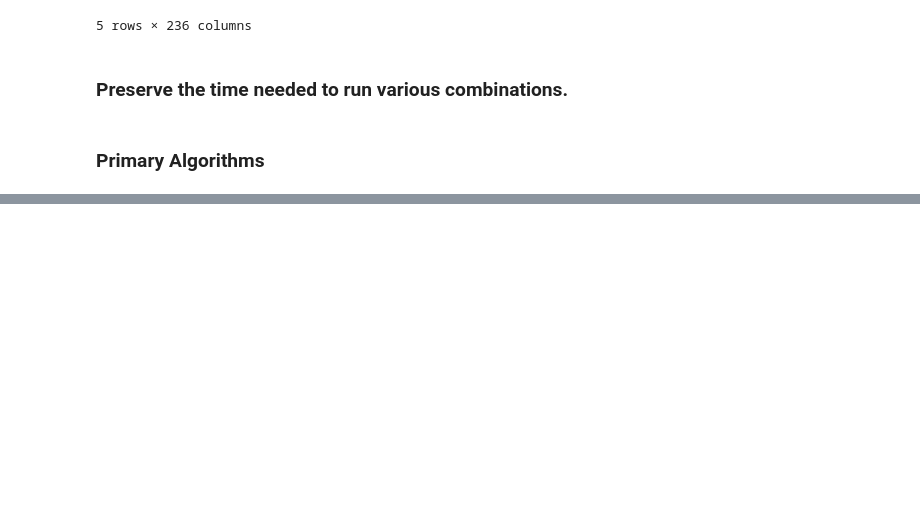
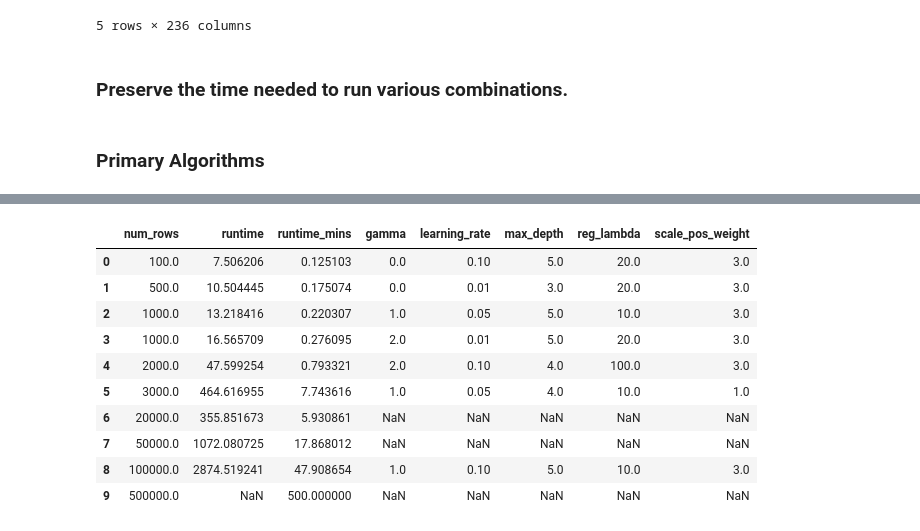
Before and after one commit to jedc4xer/model_assessment, a Jupyter notebook: xgb_improved.ipynb, the cells around one changed output, grey strips where cells are left out. Cells and saved outputs as stored; diff of their text form; code cells hidden in the pictures; blank space fills up the shorter version.

```diff
--- a/xgb_improved.ipynb
+++ b/xgb_improved.ipynb
@@ -392,5 +411,18 @@ Fitting 3 folds for each of 1080 candidates, totalling 3240 fits
 # %%
-#elapsed_df = pd.read_csv('data_')
+elapsed_df = pd.read_csv('data_output/tuning_results.csv')
+elapsed_df
+# %% [output]
+|  | num_rows | runtime | runtime_mins | gamma | learning_rate | max_depth | reg_lambda | scale_pos_weight |
+| 0 | 100.0 | 7.506206 | 0.125103 | 0.0 | 0.10 | 5.0 | 20.0 | 3.0 |
+| 1 | 500.0 | 10.504445 | 0.175074 | 0.0 | 0.01 | 3.0 | 20.0 | 3.0 |
+| 2 | 1000.0 | 13.218416 | 0.220307 | 1.0 | 0.05 | 5.0 | 10.0 | 3.0 |
+| 3 | 1000.0 | 16.565709 | 0.276095 | 2.0 | 0.01 | 5.0 | 20.0 | 3.0 |
+| 4 | 2000.0 | 47.599254 | 0.793321 | 2.0 | 0.10 | 4.0 | 100.0 | 3.0 |
+| 5 | 3000.0 | 464.616955 | 7.743616 | 1.0 | 0.05 | 4.0 | 10.0 | 1.0 |
+| 6 | 20000.0 | 355.851673 | 5.930861 | NaN | NaN | NaN | NaN | NaN |
+| 7 | 50000.0 | 1072.080725 | 17.868012 | NaN | NaN | NaN | NaN | NaN |
+| 8 | 100000.0 | 2874.519241 | 47.908654 | 1.0 | 0.10 | 5.0 | 10.0 | 3.0 |
+| 9 | 500000.0 | NaN | 500.000000 | NaN | NaN | NaN | NaN | NaN |
 # %%
 plt.rcParams['xtick.labelsize'] = 13
 plt.rcParams['ytick.labelsize'] = 13
```
Also changed, not shown: parts of 12 cells of this notebook, 1 other file.
